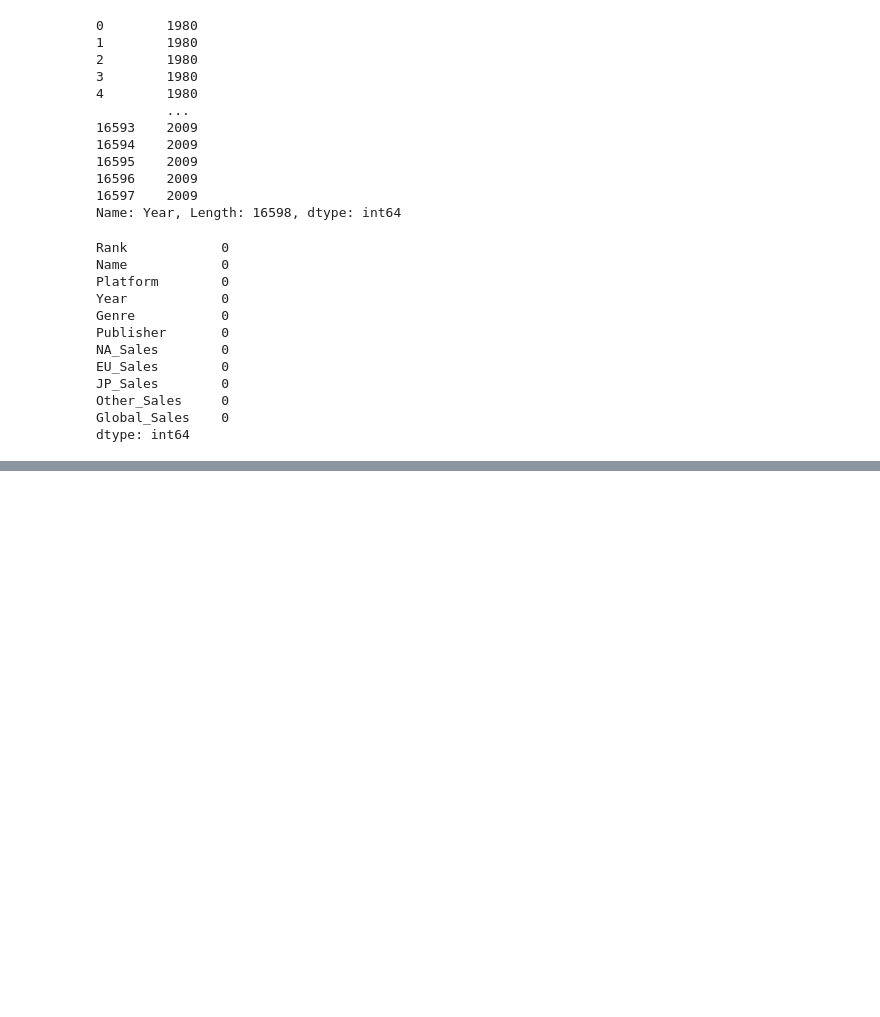
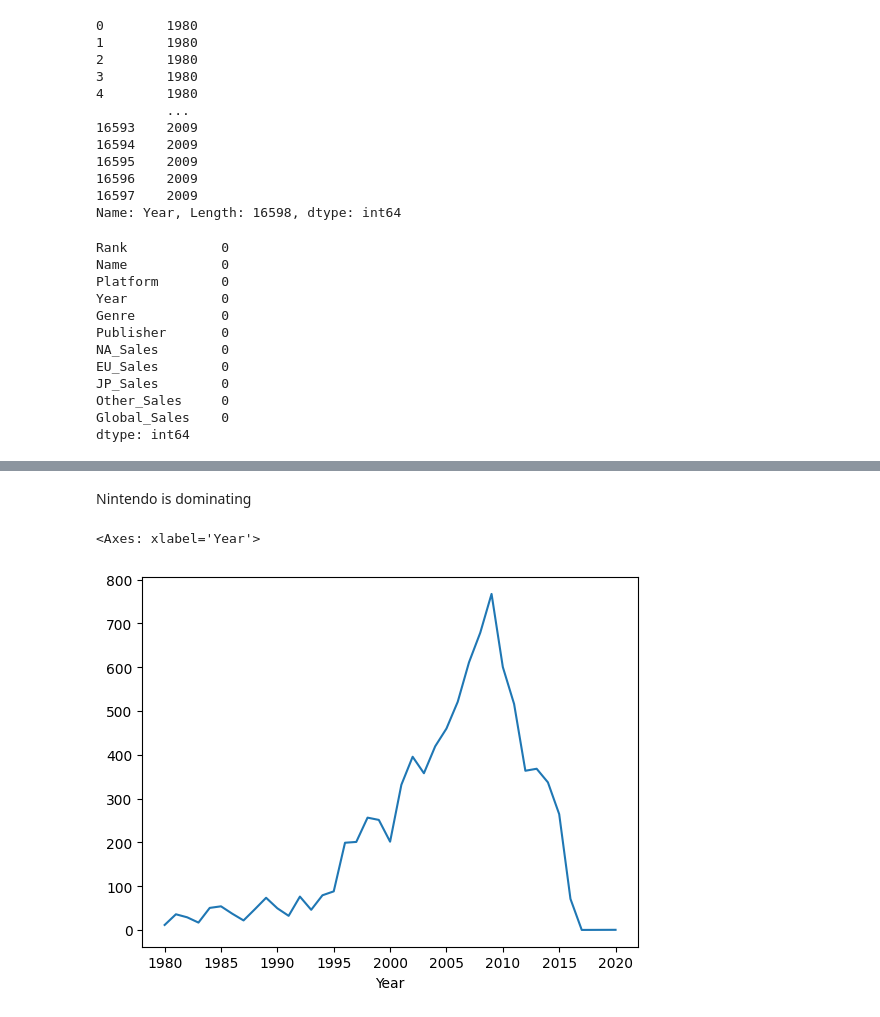
Before and after one commit to Yojana-Ghimire/Data_Analysis_Project, a Jupyter notebook: eda-of-videogame-sale.ipynb, the cells around one changed output, grey strips where cells are left out. Saved outputs shown, nothing was run; the diff lists cells and outputs as text; code cells hidden in the pictures; blank space fills up the shorter version.

```diff
--- a/eda-of-videogame-sale.ipynb
+++ b/eda-of-videogame-sale.ipynb
@@ -146,0 +239,7 @@ dtype: int64
+# %% [markdown]
+Nintendo is dominating
+# %%
+df.groupby('Year')['Global_Sales'].sum().plot()
+# %% [output]
+<Axes: xlabel='Year'>
+[figure, added]
```
Also changed, not shown: parts of 17 cells of this notebook.
